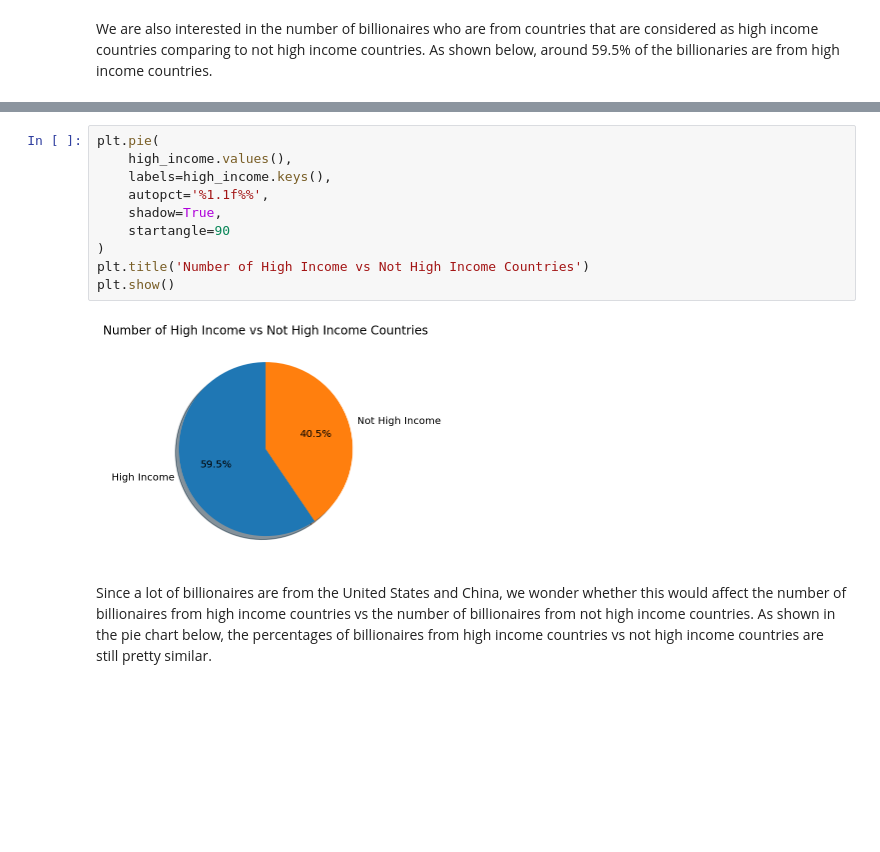
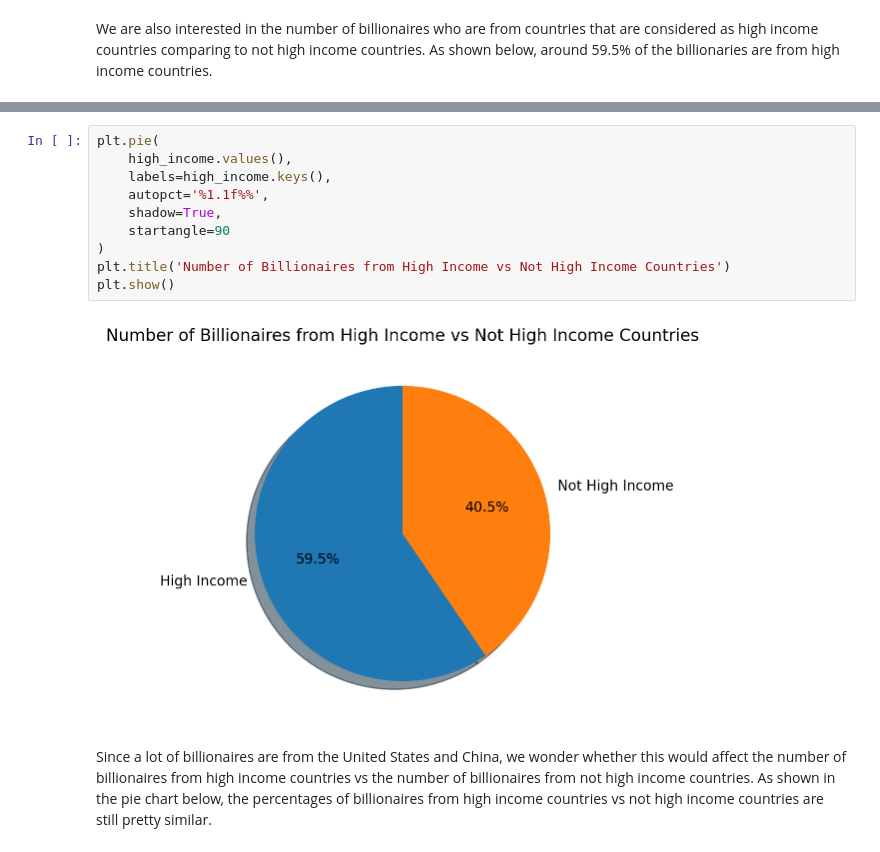
Before and after one commit to jteh188/Billionaires-Statistics-Data-Analysis, a Jupyter notebook: FinalProject_Group026_WI24.ipynb, the cells around one changed output, grey strips where cells are left out. Cells and saved outputs as stored; diff of their text form; blank space fills up the shorter version.

```diff
--- a/FinalProject_Group026_WI24.ipynb
+++ b/FinalProject_Group026_WI24.ipynb
@@ -345,15 +345,15 @@ plt.show()
 # %%
 plt.pie(
     high_income.values(),
     labels=high_income.keys(),
     autopct='%1.1f%%',
     shadow=True,
     startangle=90
 )
-plt.title('Number of High Income vs Not High Income Countries')
+plt.title('Number of Billionaires from High Income vs Not High Income Countries')
 plt.show()
 # %% [output]
-[figure, old version]
+[figure, new version]
 # %% [markdown]
 Since a lot of billionaires are from the United States and China, we wonder whether this would affect the number of billionaires from high income countries vs the number of billionaires from not high income countries. As shown in the pie chart below, the percentages of billionaires from high income countries vs not high income countries are still pretty similar.
 # %%
```
Also changed, not shown: parts of 16 cells of this notebook.
